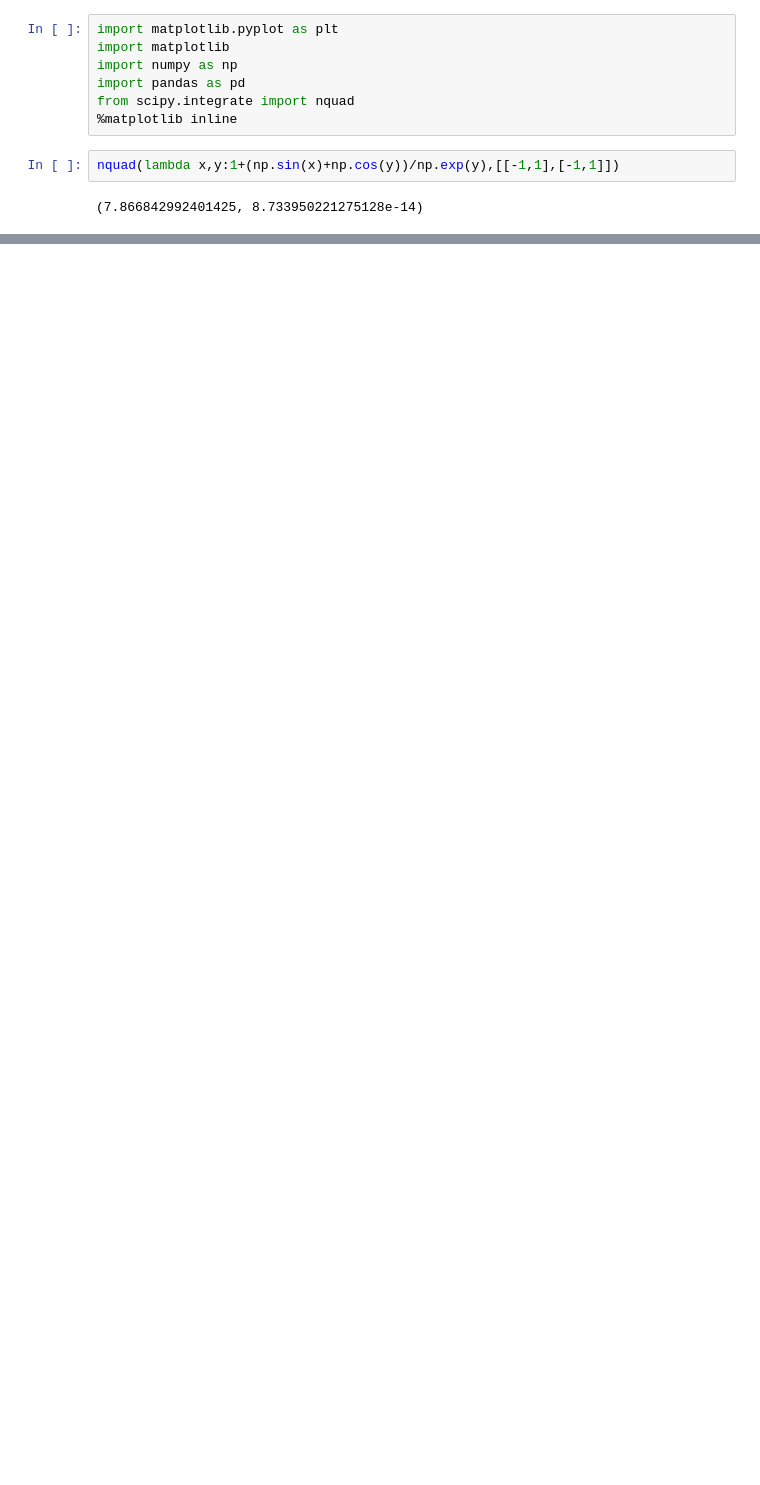
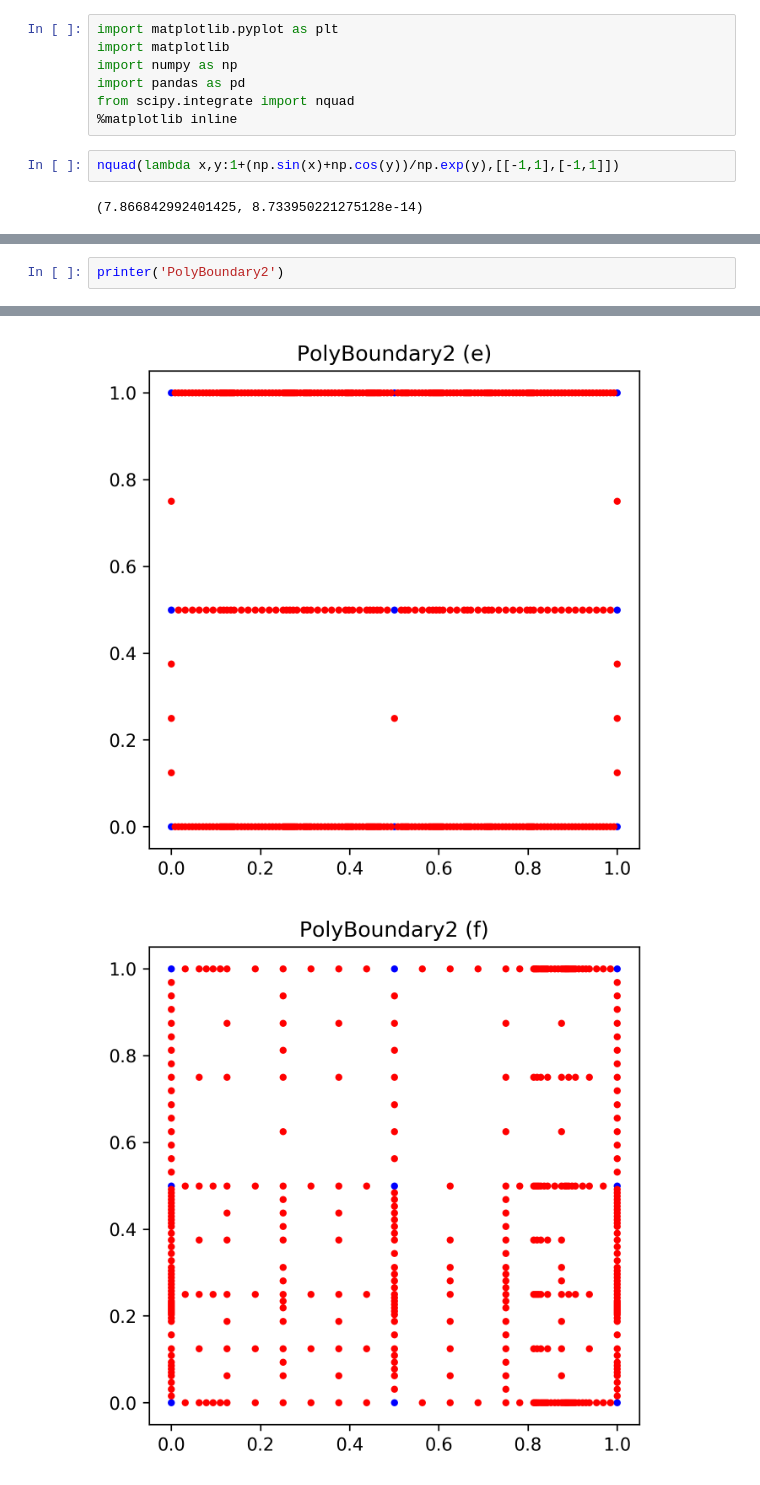
Before and after one commit to aken0/SGpp, a Jupyter notebook: datadriven/examples/plot_pce/plots.ipynb, the cells around one changed output, grey strips where cells are left out. Drawn from its saved outputs; the diff is of its cells as text; blank space fills up the shorter version.

```diff
--- a/datadriven/examples/plot_pce/plots.ipynb
+++ b/datadriven/examples/plot_pce/plots.ipynb
@@ -93 +94,4 @@ TypeError: unsupported operand type(s) for -: 'str' and 'int'
 [figure]
+# %%
+printer('PolyBoundary2')
+# %% [output]
@@ -93,0 +106,2 @@ TypeError: unsupported operand type(s) for -: 'str' and 'int'
+[figure, added]
+[figure, added]
```
Also changed, not shown: parts of 6 cells of this notebook, 38 other files.
